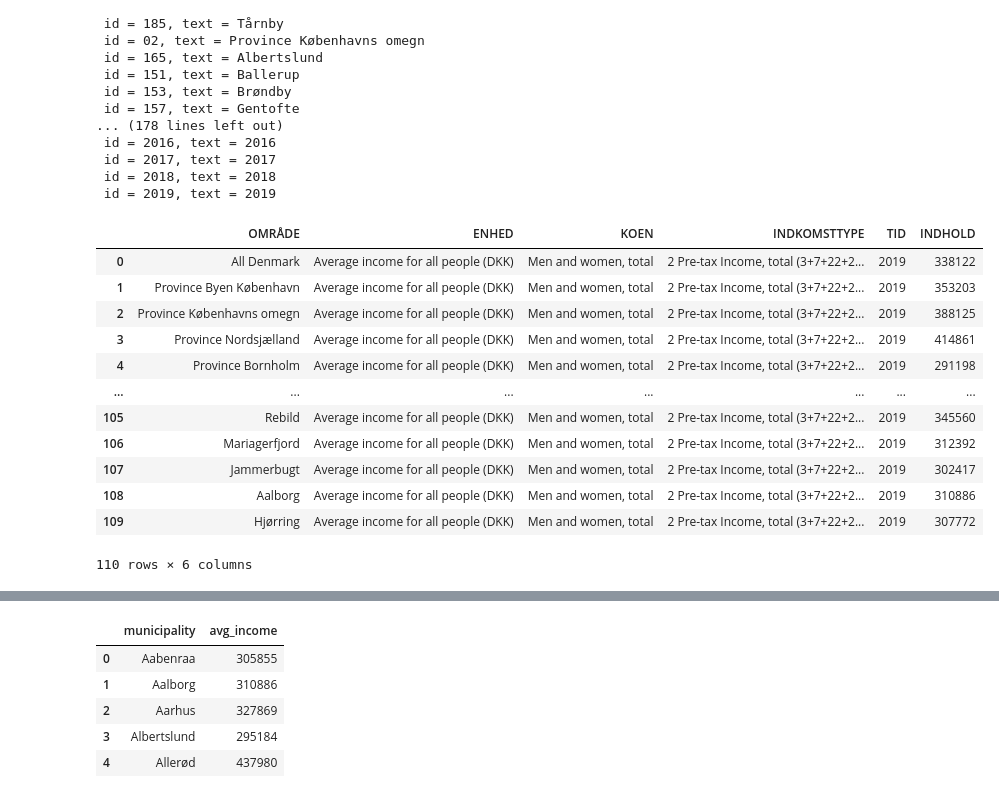
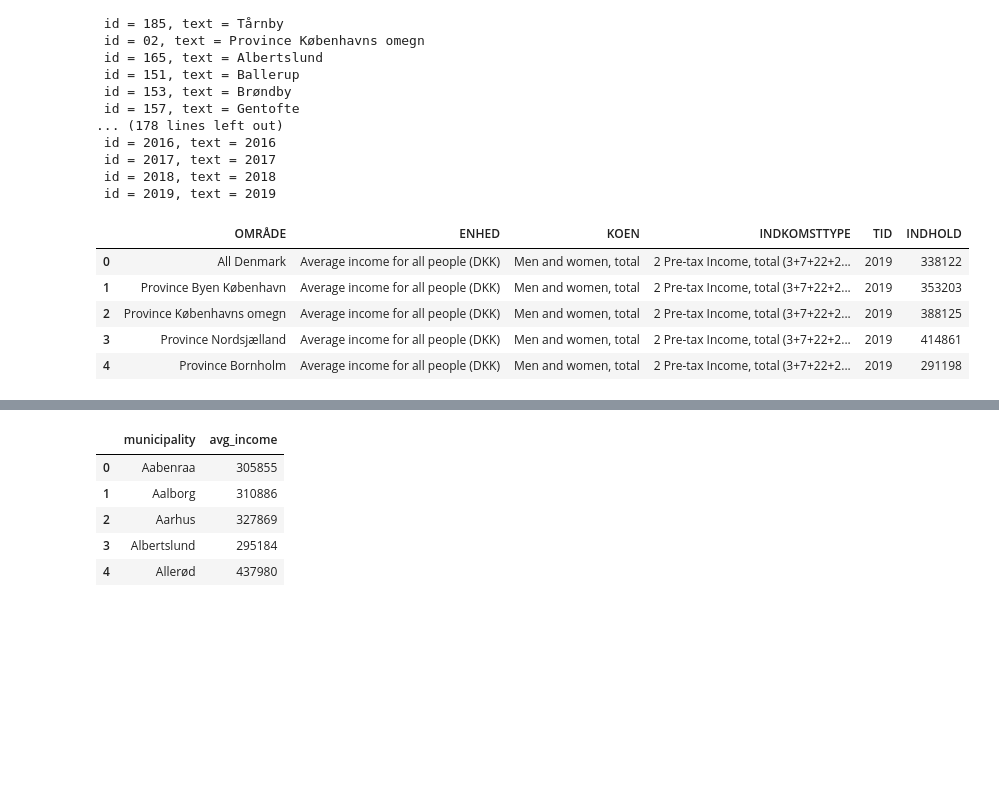
Before and after one commit to AskerNC/projects-2021-sstl, a Jupyter notebook: dataproject/dataproject.ipynb, the cells around one changed output, grey strips where cells are left out. Drawn from its saved outputs; the diff is of its cells as text; code cells hidden in the pictures; blank space fills up the shorter version.

```diff
--- a/dataproject/dataproject.ipynb
+++ b/dataproject/dataproject.ipynb
@@ -217,21 +222,14 @@ OMRÅDE
 # %%
 variables = {'OMRÅDE':['*'],'ENHED':['116'],'KOEN':['MOK'],'INDKOMSTTYPE':['105'], 'Tid':['2019']}
 inc_api = Dst.get_data(table_id = 'INDKP101', variables=variables)
-display(inc_api)
+inc_api.head()
 # %% [output]
 |  | OMRÅDE | ENHED | KOEN | INDKOMSTTYPE | TID | INDHOLD |
 | 0 | All Denmark | Average income for all people (DKK) | Men and women, total | 2 Pre-tax Income, total (3+7+22+2... | 2019 | 338122 |
 | 1 | Province Byen København | Average income for all people (DKK) | Men and women, total | 2 Pre-tax Income, total (3+7+22+2... | 2019 | 353203 |
 | 2 | Province Københavns omegn | Average income for all people (DKK) | Men and women, total | 2 Pre-tax Income, total (3+7+22+2... | 2019 | 388125 |
 | 3 | Province Nordsjælland | Average income for all people (DKK) | Men and women, total | 2 Pre-tax Income, total (3+7+22+2... | 2019 | 414861 |
 | 4 | Province Bornholm | Average income for all people (DKK) | Men and women, total | 2 Pre-tax Income, total (3+7+22+2... | 2019 | 291198 |
-| ... | ... | ... | ... | ... | ... | ... |
-| 105 | Rebild | Average income for all people (DKK) | Men and women, total | 2 Pre-tax Income, total (3+7+22+2... | 2019 | 345560 |
-| 106 | Mariagerfjord | Average income for all people (DKK) | Men and women, total | 2 Pre-tax Income, total (3+7+22+2... | 2019 | 312392 |
-| 107 | Jammerbugt | Average income for all people (DKK) | Men and women, total | 2 Pre-tax Income, total (3+7+22+2... | 2019 | 302417 |
-| 108 | Aalborg | Average income for all people (DKK) | Men and women, total | 2 Pre-tax Income, total (3+7+22+2... | 2019 | 310886 |
-| 109 | Hjørring | Average income for all people (DKK) | Men and women, total | 2 Pre-tax Income, total (3+7+22+2... | 2019 | 307772 |
-110 rows × 6 columns
 # %%
 inc_1=inc_api.drop(['KOEN','INDKOMSTTYPE','ENHED', 'TID'], axis=1)
 
```
Also changed, not shown: parts of 17 cells of this notebook.
